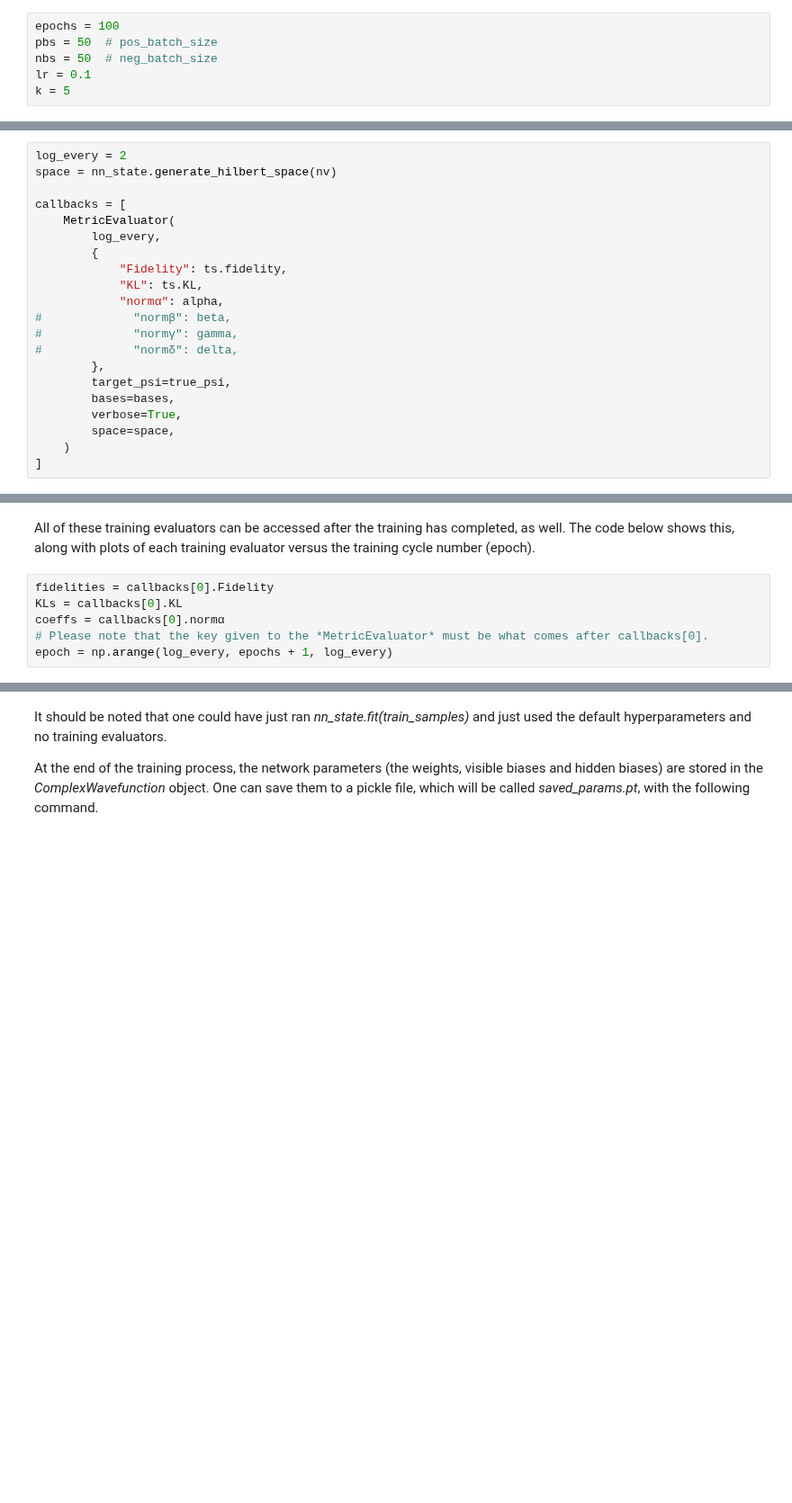
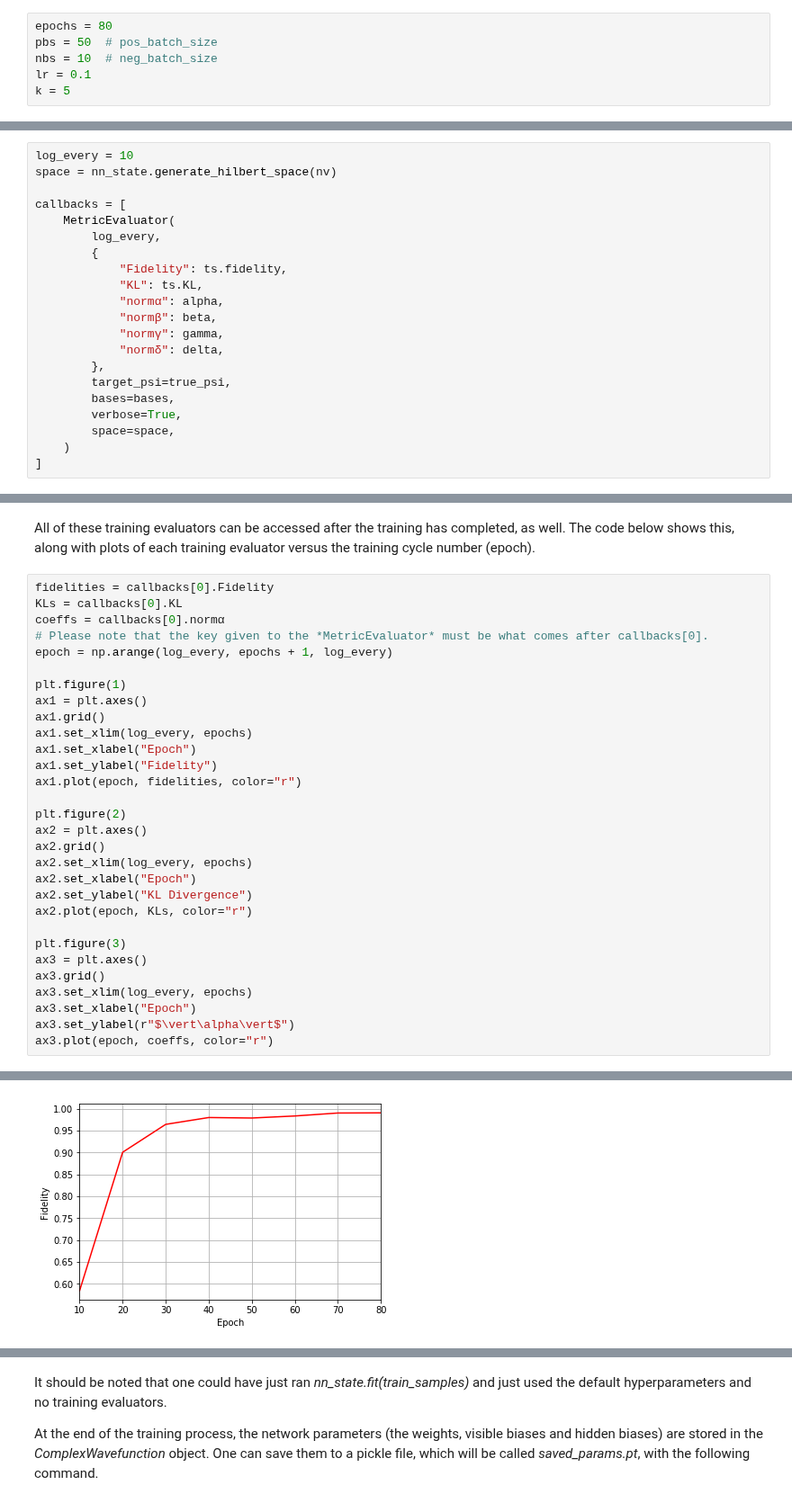
Before and after one commit to PIQuIL/QuCumber, a Jupyter notebook: examples/Tutorial2_TrainComplexWavefunction/tutorial_qubits.ipynb, the cells around one changed output, grey strips where cells are left out. Shown at 90% size. Drawn from its saved outputs; the diff is of its cells as text; blank space fills up the shorter version.

```diff
--- a/examples/Tutorial2_TrainComplexWavefunction/tutorial_qubits.ipynb
+++ b/examples/Tutorial2_TrainComplexWavefunction/tutorial_qubits.ipynb
@@ -101,9 +101,9 @@ Now the hyperparameters of the training process can be specified.
 
 The two-qubit example in this tutorial should be extremely easy to train, regardless of the choice of hyperparameters. However, the hyperparameters below will be used.
 # %%
-epochs = 100
+epochs = 80
 pbs = 50  # pos_batch_size
-nbs = 50  # neg_batch_size
+nbs = 10  # neg_batch_size
 lr = 0.1
 k = 5
 # %% [markdown]
@@ -168,7 +168,7 @@ def delta(nn_state, space, **kwargs):
 # %% [markdown]
 Now the hilbert space of the system must be generated for the fidelity and KL divergence and the dictionary of functions the user would like to compute every "*log_every*" epochs must be given to the *MetricEvaluator*.
 # %%
-log_every = 2
+log_every = 10
 space = nn_state.generate_hilbert_space(nv)
 
 callbacks = [
@@ -178,9 +178,9 @@ callbacks = [
             "Fidelity": ts.fidelity,
             "KL": ts.KL,
             "normα": alpha,
-#             "normβ": beta,
-#             "normγ": gamma,
-#             "normδ": delta,
+            "normβ": beta,
+            "normγ": gamma,
+            "normδ": delta,
         },
         target_psi=true_psi,
         bases=bases,
@@ -227,3 +218,28 @@ KLs = callbacks[0].KL
 coeffs = callbacks[0].normα
 # Please note that the key given to the *MetricEvaluator* must be what comes after callbacks[0].
 epoch = np.arange(log_every, epochs + 1, log_every)
+
+plt.figure(1)
+ax1 = plt.axes()
+ax1.grid()
+ax1.set_xlim(log_every, epochs)
+ax1.set_xlabel("Epoch")
+ax1.set_ylabel("Fidelity")
+ax1.plot(epoch, fidelities, color="r")
+
+plt.figure(2)
+ax2 = plt.axes()
+ax2.grid()
+ax2.set_xlim(log_every, epochs)
+ax2.set_xlabel("Epoch")
+ax2.set_ylabel("KL Divergence")
+ax2.plot(epoch, KLs, color="r")
+
+plt.figure(3)
+ax3 = plt.axes()
+ax3.grid()
+ax3.set_xlim(log_every, epochs)
+ax3.set_xlabel("Epoch")
+ax3.set_ylabel(r"$\vert\alpha\vert$")
+ax3.plot(epoch, coeffs, color="r")
+# %% [output]
@@ -229,0 +247 @@ epoch = np.arange(log_every, epochs + 1, log_every)
+[figure, added]
```
Also changed, not shown: parts of 4 cells of this notebook, 44 other files.
